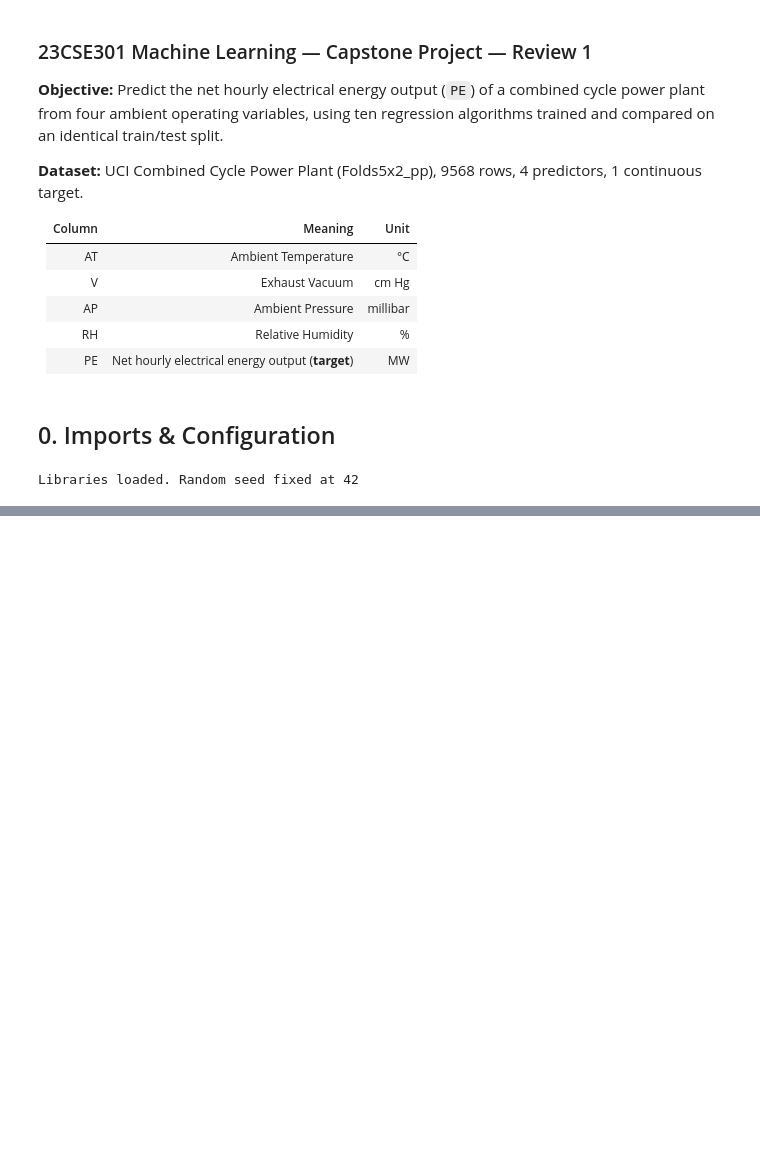
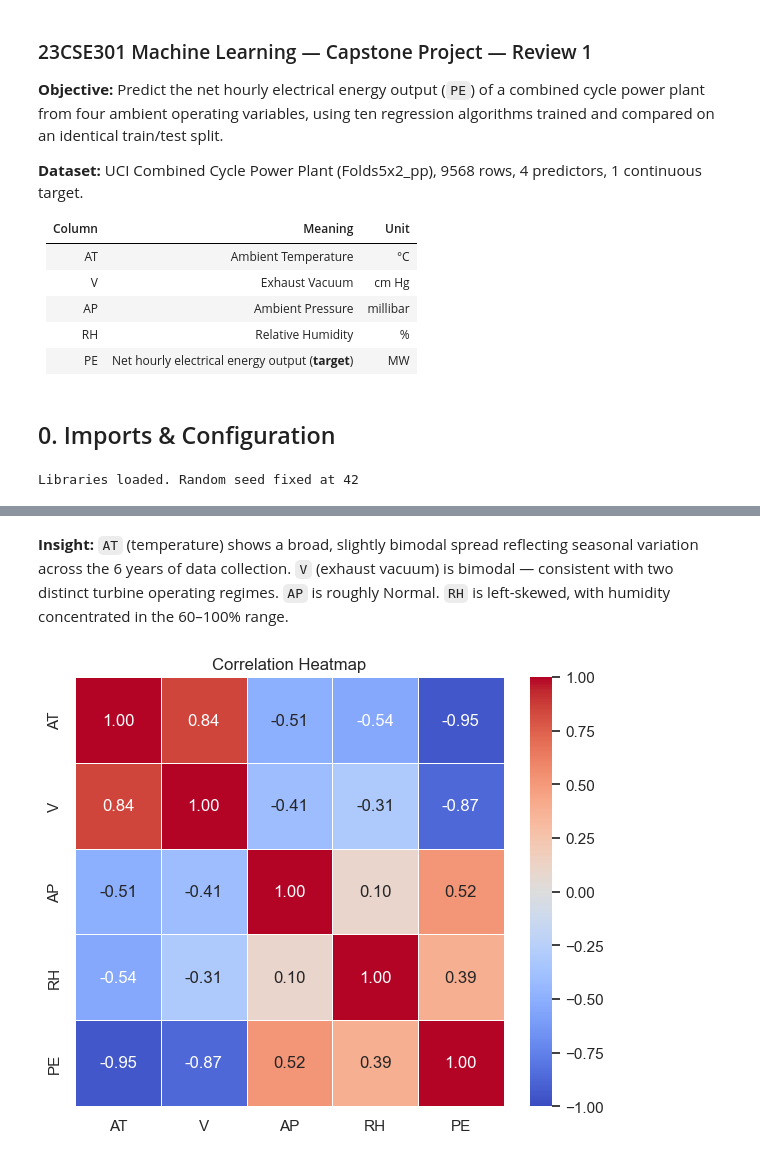
Before and after one commit to Praaneesh/PredictX_Multi_Domain_Predictive_Intelligence, a Jupyter notebook: notebooks/regression.ipynb, the cells around one changed output, grey strips where cells are left out. Saved outputs shown, nothing was run; the diff lists cells and outputs as text; code cells hidden in the pictures; blank space fills up the shorter version.

```diff
--- a/notebooks/regression.ipynb
+++ b/notebooks/regression.ipynb
@@ -47,0 +138,15 @@ Libraries loaded. Random seed fixed at 42
+# %% [markdown]
+**Insight:** `AT` (temperature) shows a broad, slightly bimodal spread reflecting
+seasonal variation across the 6 years of data collection. `V` (exhaust vacuum) is
+bimodal — consistent with two distinct turbine operating regimes. `AP` is roughly
+Normal. `RH` is left-skewed, with humidity concentrated in the 60–100% range.
+# %%
+fig, ax = plt.subplots(figsize=(6, 5))
+corr = df.corr()
+sns.heatmap(corr, annot=True, fmt=".2f", cmap="coolwarm", vmin=-1, vmax=1,
+            square=True, linewidths=0.5, ax=ax)
+ax.set_title("Correlation Heatmap")
+plt.tight_layout()
+plt.show()
+# %% [output]
+[figure, added]
```
Also changed, not shown: parts of 15 cells of this notebook.
